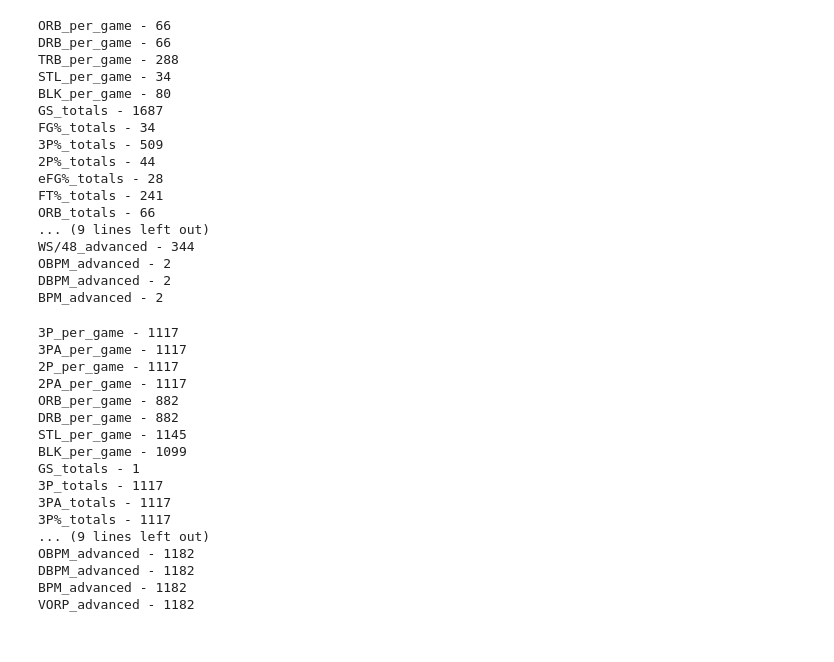
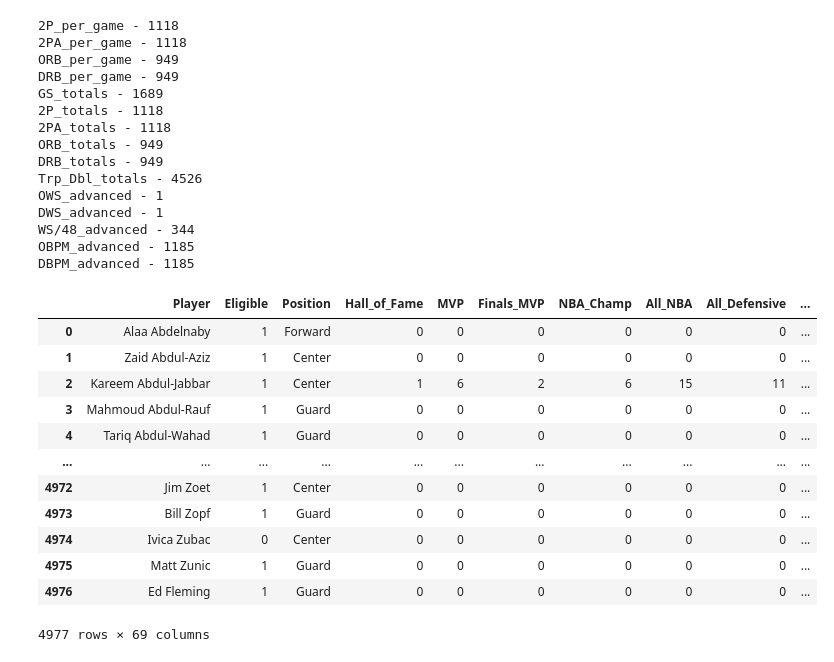
Before and after one commit to frankwillard/NBA-Hall-Of-Fame-Model, a Jupyter notebook: Hall_of_Fame_Modeling.ipynb, the cells around one changed output. Saved outputs shown, nothing was run; the diff lists cells and outputs as text; code cells hidden in the pictures.

```diff
--- a/Hall_of_Fame_Modeling.ipynb
+++ b/Hall_of_Fame_Modeling.ipynb
@@ -37,49 +37,40 @@ memory usage: 2.5+ MB
+# %%
+model_df = model_df.replace(-999, np.nan)
+# %%
+# Reduce number of positions
+model_df.loc[model_df['Position'] == 'Center/Forward', 'Position'] = 'Center'
+model_df.loc[model_df['Position'].isin(['PointGuard', 'ShootingGuard', 'Guard/Forward']), 'Position'] = 'Guard'
+model_df.loc[model_df['Position'].isin(['SmallForward', 'PowerForward', 'Forward/Guard', 'Forward/Center']), 'Position'] = 'Forward'
+# %%
+# Add ABA and NBA accolades
+model_df['All_League'] = model_df['All_NBA'] + model_df['All_ABA']
+model_df['Champ'] = model_df['NBA_Champ'] + model_df['ABA_Champ']
 # %%
 #Columns with NAs:
 for col in model_df.columns:
   if len(model_df[model_df[col].isna()]) > 0:
     print(col, "-", len(model_df[model_df[col].isna()]))
 # %% [output]
-ORB_per_game - 66
-DRB_per_game - 66
-TRB_per_game - 288
-STL_per_game - 34
-BLK_per_game - 80
-GS_totals - 1687
-FG%_totals - 34
-3P%_totals - 509
-2P%_totals - 44
-eFG%_totals - 28
-FT%_totals - 241
-ORB_totals - 66
-... (9 lines left out)
+2P_per_game - 1118
+2PA_per_game - 1118
+ORB_per_game - 949
+DRB_per_game - 949
+GS_totals - 1689
+2P_totals - 1118
+2PA_totals - 1118
+ORB_totals - 949
+DRB_totals - 949
+Trp_Dbl_totals - 4526
+OWS_advanced - 1
+DWS_advanced - 1
 WS/48_advanced - 344
-OBPM_advanced - 2
-DBPM_advanced - 2
-BPM_advanced - 2
+OBPM_advanced - 1185
+DBPM_advanced - 1185
 # %%
 # Columns with -999s
 for col in model_df.columns:
   if len(model_df[model_df[col] == -999]) > 0:
     print(col, "-", len(model_df[model_df[col] == -999]))
-# %% [output]
-3P_per_game - 1117
-3PA_per_game - 1117
-2P_per_game - 1117
-2PA_per_game - 1117
-ORB_per_game - 882
-DRB_per_game - 882
-STL_per_game - 1145
-BLK_per_game - 1099
-GS_totals - 1
-3P_totals - 1117
-3PA_totals - 1117
-3P%_totals - 1117
-... (9 lines left out)
-OBPM_advanced - 1182
-DBPM_advanced - 1182
-BPM_advanced - 1182
-VORP_advanced - 1182
 # %%
 # WHAT TO DO WITH NAs / -999
 
@@ -114,16 +98,31 @@ VORP_advanced - 1182
 # %%
 def fillNulls(model_df):
   cols_to_zero = ['WS_advanced', 'BPM_advanced', '3P_per_game', '3PA_per_game', '3P_totals', '3PA_totals', 'FG%_totals', 'FT%_totals', 'TS%_advanced']
   model_df[cols_to_zero] = model_df[cols_to_zero].fillna(0) # fill cols with 0
 
   cols_to_avg = ['PER_advanced', 'VORP_advanced', '3P%_totals', '2P%_totals', 'eFG%_totals']
   model_df[cols_to_avg] = model_df[cols_to_avg].fillna(model_df[cols_to_avg].mean()) # fill cols with avg
 
   cols_to_position_avg = ['TRB_per_game', 'AST_per_game', 'STL_per_game', 'BLK_per_game', 'TRB_totals', 'AST_totals', 'STL_totals', 'BLK_totals']
-  model_df[cols_to_position_avg] = model_df.groupby("POSITION")[cols_to_position_avg].transform(lambda x: x.fillna(x.mean())) # fills cols with avg by position
+  model_df[cols_to_position_avg] = model_df.groupby("Position")[cols_to_position_avg].transform(lambda x: x.fillna(x.mean())) # fills cols with avg by position
 
   cols_to_fill = ['2P_per_game', '2PA_per_game', '2P_totals', '2PA_totals']
   cols_to_fill_with = ['FG_per_game', 'FGA_per_game', 'FG_totals', 'FGA_totals']
   model_df[cols_to_fill] = model_df[cols_to_fill].fillna(model_df[cols_to_fill_with]) # fill 2P shooting columns with FG columns
 
   return model_df
+fillNulls(model_df)
+# %% [output]
+|  | Player | Eligible | Position | Hall_of_Fame | MVP | Finals_MVP | NBA_Champ | All_NBA | All_Defensive | ... |
+| 0 | Alaa Abdelnaby | 1 | Forward | 0 | 0 | 0 | 0 | 0 | 0 | ... |
+| 1 | Zaid Abdul-Aziz | 1 | Center | 0 | 0 | 0 | 0 | 0 | 0 | ... |
+| 2 | Kareem Abdul-Jabbar | 1 | Center | 1 | 6 | 2 | 6 | 15 | 11 | ... |
+| 3 | Mahmoud Abdul-Rauf | 1 | Guard | 0 | 0 | 0 | 0 | 0 | 0 | ... |
+| 4 | Tariq Abdul-Wahad | 1 | Guard | 0 | 0 | 0 | 0 | 0 | 0 | ... |
+| ... | ... | ... | ... | ... | ... | ... | ... | ... | ... | ... |
+| 4972 | Jim Zoet | 1 | Center | 0 | 0 | 0 | 0 | 0 | 0 | ... |
+| 4973 | Bill Zopf | 1 | Guard | 0 | 0 | 0 | 0 | 0 | 0 | ... |
+| 4974 | Ivica Zubac | 0 | Center | 0 | 0 | 0 | 0 | 0 | 0 | ... |
+| 4975 | Matt Zunic | 1 | Guard | 0 | 0 | 0 | 0 | 0 | 0 | ... |
+| 4976 | Ed Fleming | 1 | Guard | 0 | 0 | 0 | 0 | 0 | 0 | ... |
+4977 rows × 69 columns
```
Also changed, not shown: parts of 7 cells of this notebook.
